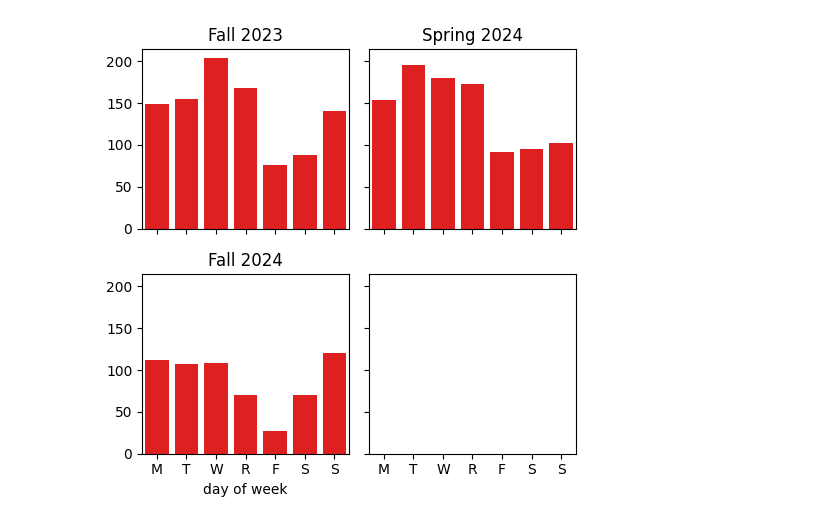
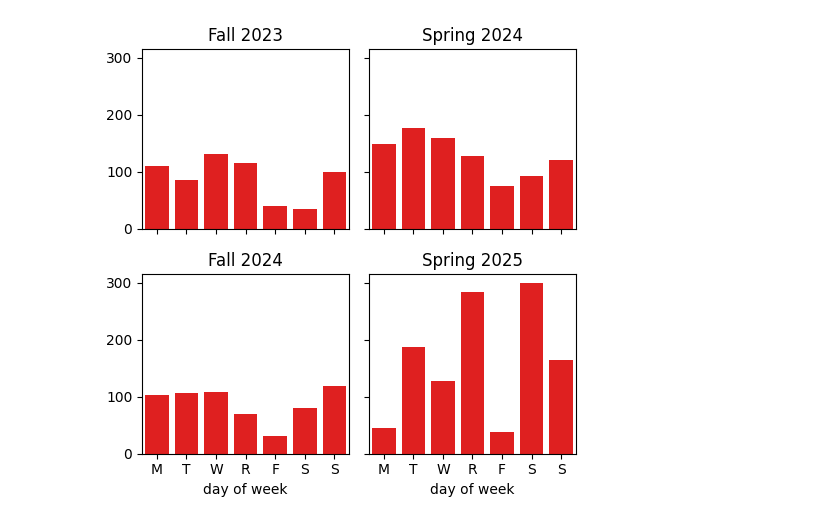
Before and after one commit to ryguy2k4/studytime, a Jupyter notebook: src/bar_plots.ipynb, the cells around one changed output. Cells and saved outputs as stored; diff of their text form; code cells hidden in the pictures.

Commit message:
switching to new data source

```diff
--- a/src/bar_plots.ipynb
+++ b/src/bar_plots.ipynb
@@ -5,6 +5,5 @@ import pandas as pd
 import seaborn as sns
 # %%
 # load file and format
-master = pd.read_csv("../data/master/studytime.csv")
+master = pd.read_csv("../data/master/studytime2.csv")
 master["day of week"] = pd.Categorical(master["day of week"], categories=["Monday", "Tuesday", "Wednesday", "Thursday", "Friday", "Saturday", "Sunday"], ordered=True)
-master.head()
@@ -39,13 +29,37 @@ dtype: float64
+# %%
+def to_weekday_data(master, term, order=[]):
+    df = master[master["term"] == term]
+    df = df.groupby(['term', 'week', 'day of week', 'course']).agg('sum')[['duration']].reset_index()
+    df = df.pivot(index=['term', "week", 'day of week'], columns='course', values='duration')
+    df = df.reset_index().set_index(['term', 'week']).groupby('day of week').agg('mean')[order]
+    return df
 # %%
-fig3, ax3 = plt.subplots(2,2, figsize=[5,5], sharey=True, sharex=True)
-sns.barplot(fa23_by_weekday.sum(axis=1), errorbar=('ci', False), ax=ax3[0,0], color='red')
-ax3[0,0].set_title("Fall 2023")
-sns.barplot(sp24_by_weekday.sum(axis=1), errorbar=('ci', False), ax=ax3[0,1], color='red')
-ax3[0,1].set_title("Spring 2024")
-sns.barplot(fa24_by_weekday.sum(axis=1), errorbar=('ci', False), ax=ax3[1,0], color='red')
-ax3[1,0].set_title("Fall 2024")
-ax3[1, 0].set_xticklabels(["M", "T", "W", "R", "F", "S", "S"])
+fig, ax = plt.subplots(2,2, figsize=[5,5], sharey=True, sharex=True)
+
+for i, term in enumerate(['fa23', 'sp24', 'fa24', 'sp25']):
+    if i == 0:
+        x=0
+        y=0
+    if i == 1:
+        x=0
+        y=1
+    if i == 2:
+        x=1
+        y=0
+    if i == 3:
+        x=1
+        y=1
+
+    df = to_weekday_data(master, term, classes_and_colors[term]['order'])
+
+    sns.barplot(df.sum(axis=1), errorbar=('ci', False), ax=ax[x,y], color='red')
+
+ax[0,0].set_title("Fall 2023")
+ax[0,1].set_title("Spring 2024")
+ax[1,0].set_title("Fall 2024")
+ax[1,1].set_title("Spring 2025")
+ax[1, 0].set_xticklabels(["M", "T", "W", "R", "F", "S", "S"])
 plt.tight_layout()
-fig3.savefig("../results/day_of_week_barplot.png")
+fig.savefig("../results/day_of_week_barplot.png")
 # %% [output]
-[figure, old version]
+[figure, new version]
```
Also changed, not shown: parts of 8 cells of this notebook, 7 other files.
